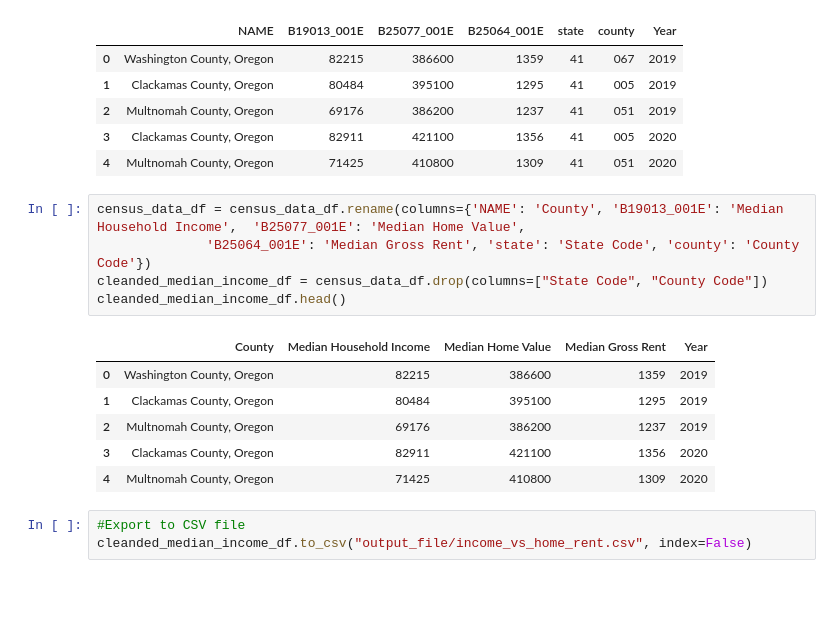
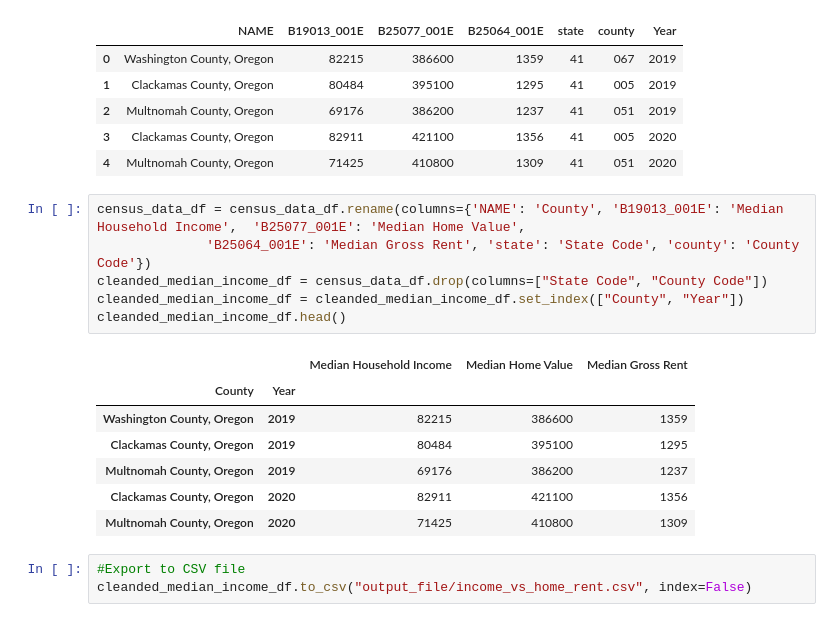
Before and after one commit to Tserrof7/Portland-Housing-Prices-Affordability-Project, a Jupyter notebook: Census_Data/census_data.ipynb, the cells around one changed output. Cells and saved outputs as stored; diff of their text form; blank space fills up the shorter version.

```diff
--- a/Census_Data/census_data.ipynb
+++ b/Census_Data/census_data.ipynb
@@ -84,15 +84,17 @@ census_data_df.head()
 # %%
 census_data_df = census_data_df.rename(columns={'NAME': 'County', 'B19013_001E': 'Median Household Income',  'B25077_001E': 'Median Home Value',
               'B25064_001E': 'Median Gross Rent', 'state': 'State Code', 'county': 'County Code'})
 cleanded_median_income_df = census_data_df.drop(columns=["State Code", "County Code"])
+cleanded_median_income_df = cleanded_median_income_df.set_index(["County", "Year"])
 cleanded_median_income_df.head()
 # %% [output]
-|  | County | Median Household Income | Median Home Value | Median Gross Rent | Year |
-| 0 | Washington County, Oregon | 82215 | 386600 | 1359 | 2019 |
-| 1 | Clackamas County, Oregon | 80484 | 395100 | 1295 | 2019 |
-| 2 | Multnomah County, Oregon | 69176 | 386200 | 1237 | 2019 |
-| 3 | Clackamas County, Oregon | 82911 | 421100 | 1356 | 2020 |
-| 4 | Multnomah County, Oregon | 71425 | 410800 | 1309 | 2020 |
+|  |  | Median Household Income | Median Home Value | Median Gross Rent |
+| County | Year |  |  |  |
+| Washington County, Oregon | 2019 | 82215 | 386600 | 1359 |
+| Clackamas County, Oregon | 2019 | 80484 | 395100 | 1295 |
+| Multnomah County, Oregon | 2019 | 69176 | 386200 | 1237 |
+| Clackamas County, Oregon | 2020 | 82911 | 421100 | 1356 |
+| Multnomah County, Oregon | 2020 | 71425 | 410800 | 1309 |
 # %%
 #Export to CSV file
 cleanded_median_income_df.to_csv("output_file/income_vs_home_rent.csv", index=False)
```
Also changed, not shown: parts of 16 cells of this notebook, 6 other files.
